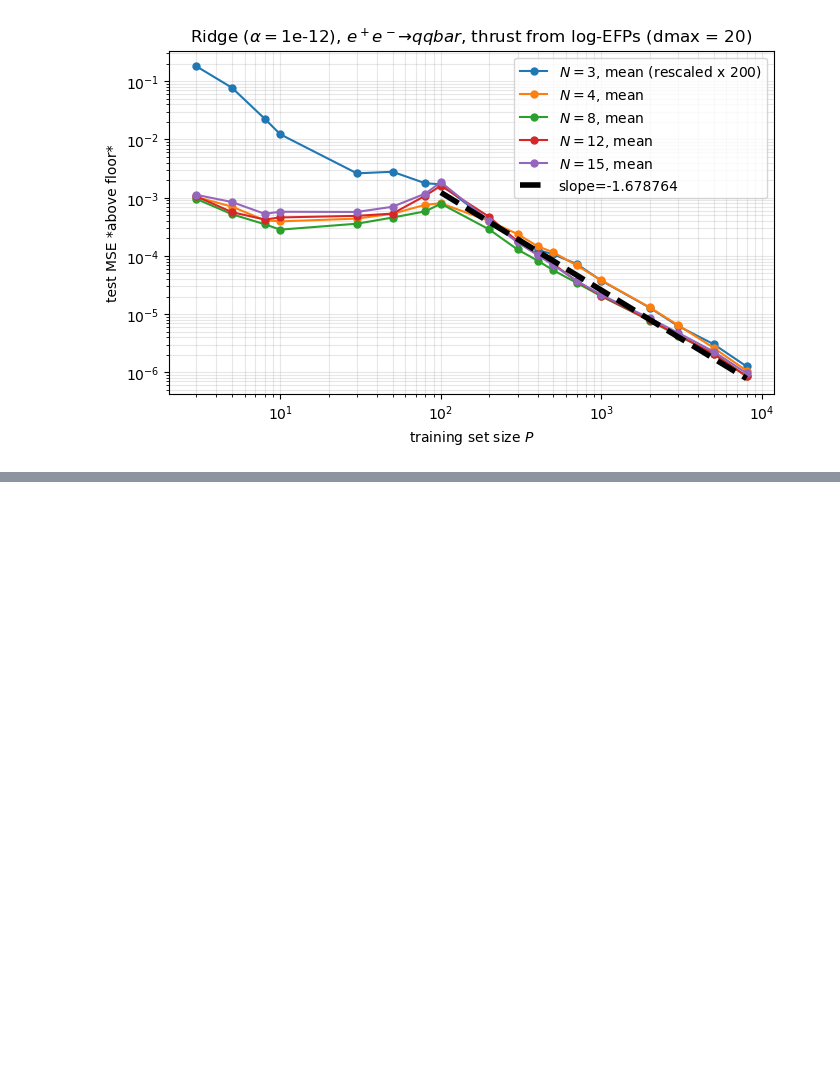
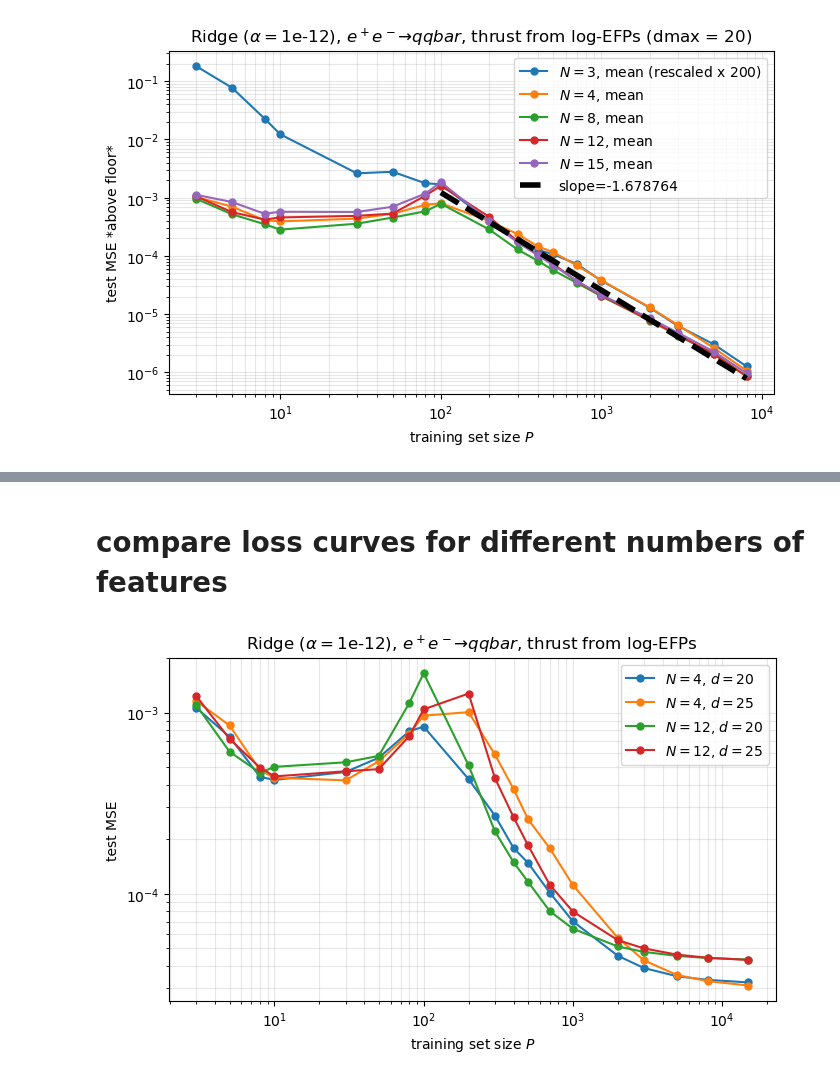
Before and after one commit to ykahn/Jet-Scaling-Laws, a Jupyter notebook: ThrustScalingLaws.ipynb, the cells around one changed output, grey strips where cells are left out. Drawn from its saved outputs; the diff is of its cells as text; code cells hidden in the pictures; blank space fills up the shorter version.

Commit message:
Added comparison of different number of EFP features

```diff
--- a/ThrustScalingLaws.ipynb
+++ b/ThrustScalingLaws.ipynb
@@ -305,0 +341,24 @@ plt.show()
+# %% [markdown]
+# compare loss curves for different numbers of features
+# %%
+plt.figure(figsize=(7, 4.5))
+
+plt.plot(train_sizes_t, mean_mse_thrust['d20','N4'],'o-',markersize=5,
+             label=r'$N = 4$, $d = 20$')
+plt.plot(train_sizes_t, mean_mse_thrust['d25','N4'],'o-',markersize=5,
+             label=r'$N = 4$, $d = 25$')
+plt.plot(train_sizes_t, mean_mse_thrust['d20','N12'],'o-',markersize=5,
+             label=r'$N = 12$, $d = 20$')
+plt.plot(train_sizes_t, mean_mse_thrust['d25','N12'],'o-',markersize=5,
+             label=r'$N = 12$, $d = 25$')
+
+plt.xscale('log'); plt.yscale('log')
+plt.xlabel('training set size $P$')
+plt.ylabel('test MSE')
+plt.title(rf'Ridge ($\alpha=${alphaval:g}), $e^+ e^- \to qqbar$, thrust from log-EFPs')
+plt.grid(alpha=0.3, which='both')
+plt.legend()
+plt.tight_layout()
+plt.show()
+# %% [output]
+[figure, added]
```
Also changed, not shown: parts of 4 cells of this notebook.
